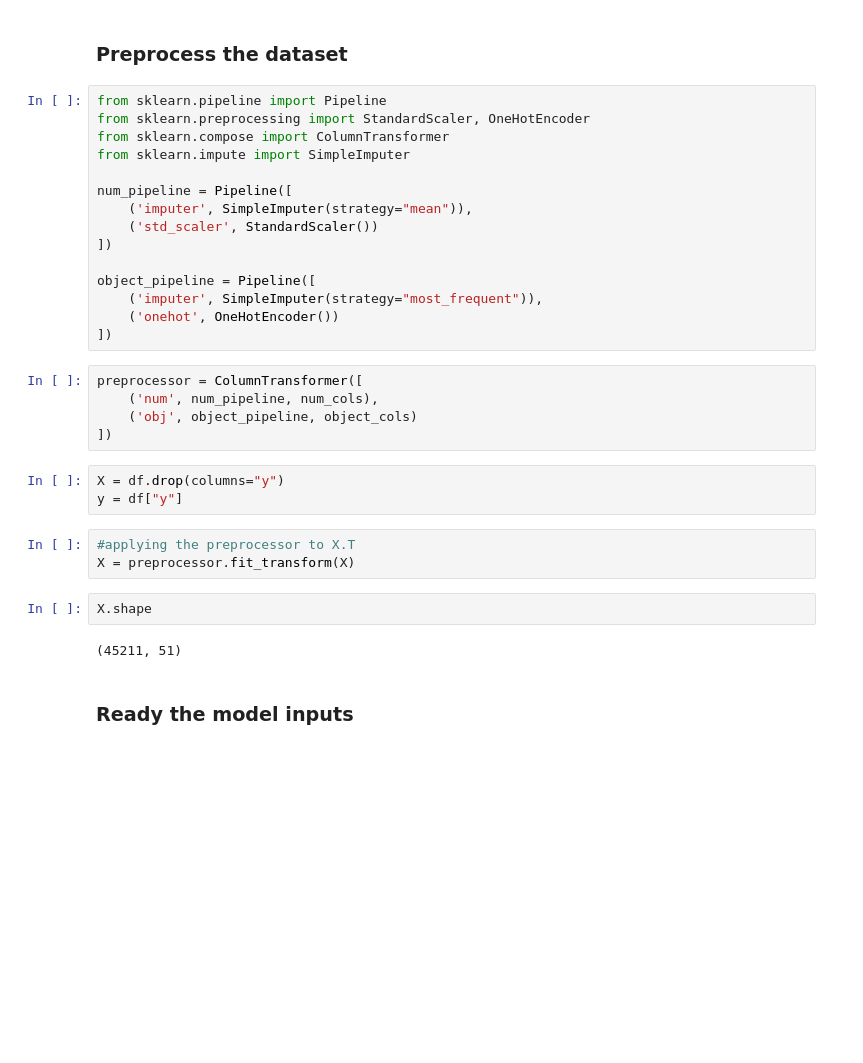
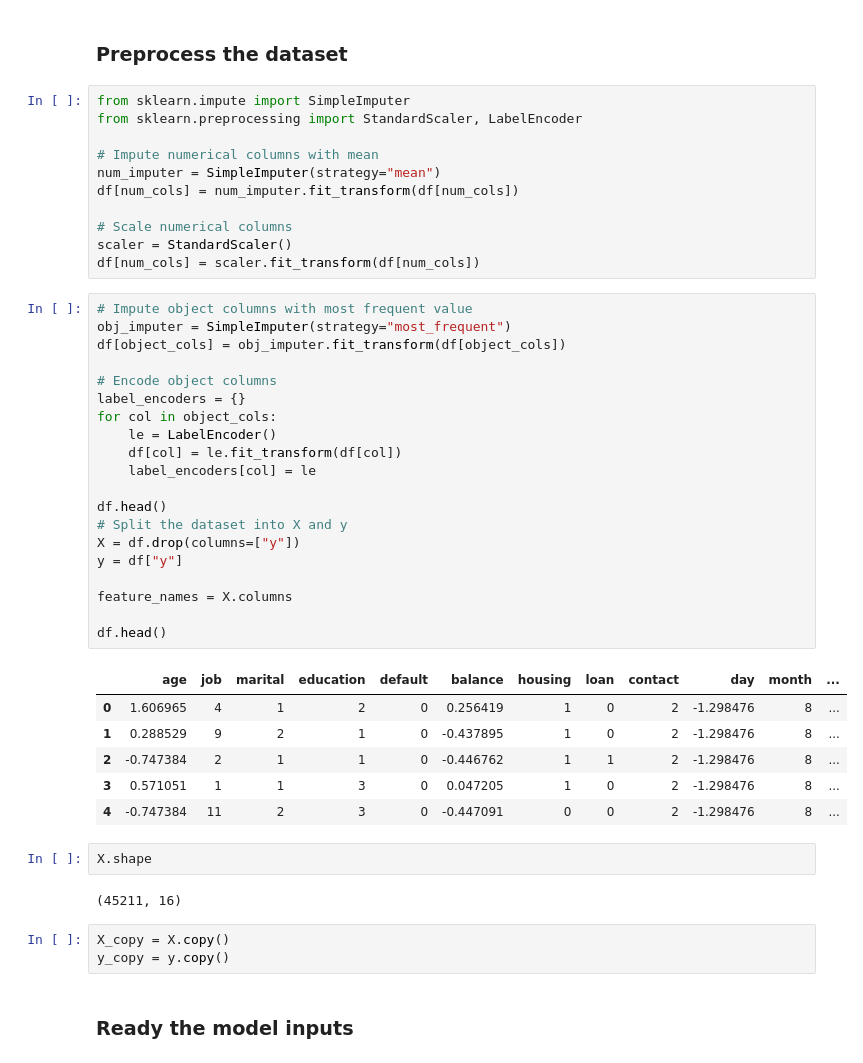
Before and after one commit to Hetav01/XAI-on-DL-models, a Jupyter notebook: MLPipeline.ipynb, the cells around one changed output. Drawn from its saved outputs; the diff is of its cells as text; blank space fills up the shorter version.

```diff
--- a/MLPipeline.ipynb
+++ b/MLPipeline.ipynb
@@ -86,36 +86,51 @@ df.describe()
 | max | 95.000000 | 102127.000000 | 31.000000 | 4918.000000 | 63.000000 | 871.000000 | 275.000000 | 1.000000 |
 # %% [markdown]
 ### **Preprocess the dataset**
-# %%
-from sklearn.pipeline import Pipeline
-from sklearn.preprocessing import StandardScaler, OneHotEncoder
-from sklearn.compose import ColumnTransformer
-from sklearn.impute import SimpleImputer
-
-num_pipeline = Pipeline([
-    ('imputer', SimpleImputer(strategy="mean")),
-    ('std_scaler', StandardScaler())
-])
-
-object_pipeline = Pipeline([
-    ('imputer', SimpleImputer(strategy="most_frequent")),
-    ('onehot', OneHotEncoder())
-])
-# %%
-preprocessor = ColumnTransformer([
-    ('num', num_pipeline, num_cols),
-    ('obj', object_pipeline, object_cols)
-])
-# %%
-X = df.drop(columns="y")
-y = df["y"]
-# %%
-#applying the preprocessor to X.T
-X = preprocessor.fit_transform(X)
+# %%
+from sklearn.impute import SimpleImputer
+from sklearn.preprocessing import StandardScaler, LabelEncoder
+
+# Impute numerical columns with mean
+num_imputer = SimpleImputer(strategy="mean")
+df[num_cols] = num_imputer.fit_transform(df[num_cols])
+
+# Scale numerical columns
+scaler = StandardScaler()
+df[num_cols] = scaler.fit_transform(df[num_cols])
+# %%
+# Impute object columns with most frequent value
+obj_imputer = SimpleImputer(strategy="most_frequent")
+df[object_cols] = obj_imputer.fit_transform(df[object_cols])
+
+# Encode object columns
+label_encoders = {}
+for col in object_cols:
+    le = LabelEncoder()
+    df[col] = le.fit_transform(df[col])
+    label_encoders[col] = le
+
+df.head()
+# Split the dataset into X and y
+X = df.drop(columns=["y"])
+y = df["y"]
+
+feature_names = X.columns
+
+df.head()
+# %% [output]
+|  | age | job | marital | education | default | balance | housing | loan | contact | day | month | ... |
+| 0 | 1.606965 | 4 | 1 | 2 | 0 | 0.256419 | 1 | 0 | 2 | -1.298476 | 8 | ... |
+| 1 | 0.288529 | 9 | 2 | 1 | 0 | -0.437895 | 1 | 0 | 2 | -1.298476 | 8 | ... |
+| 2 | -0.747384 | 2 | 1 | 1 | 0 | -0.446762 | 1 | 1 | 2 | -1.298476 | 8 | ... |
+| 3 | 0.571051 | 1 | 1 | 3 | 0 | 0.047205 | 1 | 0 | 2 | -1.298476 | 8 | ... |
+| 4 | -0.747384 | 11 | 2 | 3 | 0 | -0.447091 | 0 | 0 | 2 | -1.298476 | 8 | ... |
 # %%
 X.shape
 # %% [output]
-(45211, 51)
+(45211, 16)
+# %%
+X_copy = X.copy()
+y_copy = y.copy()
 # %% [markdown]
 ### **Ready the model inputs**
 # %%
```
Also changed, not shown: parts of 19 cells of this notebook, 6 other files.
